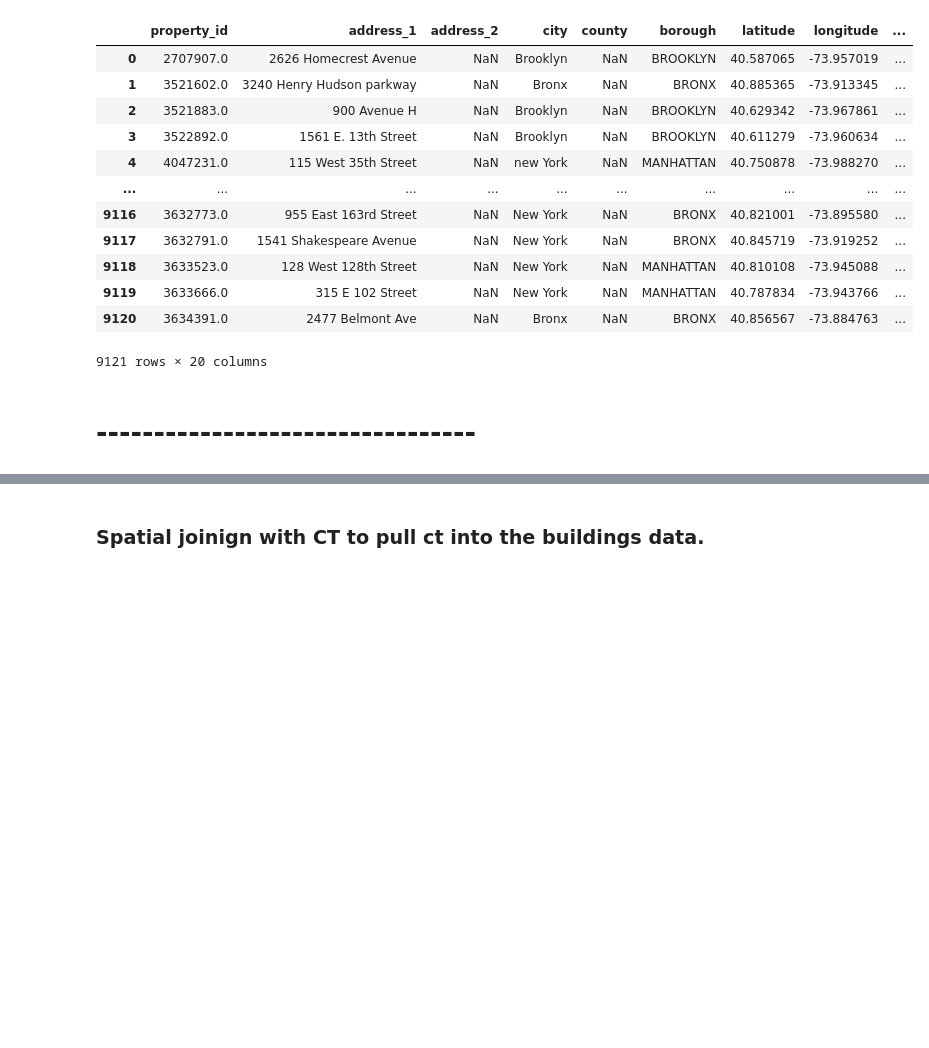
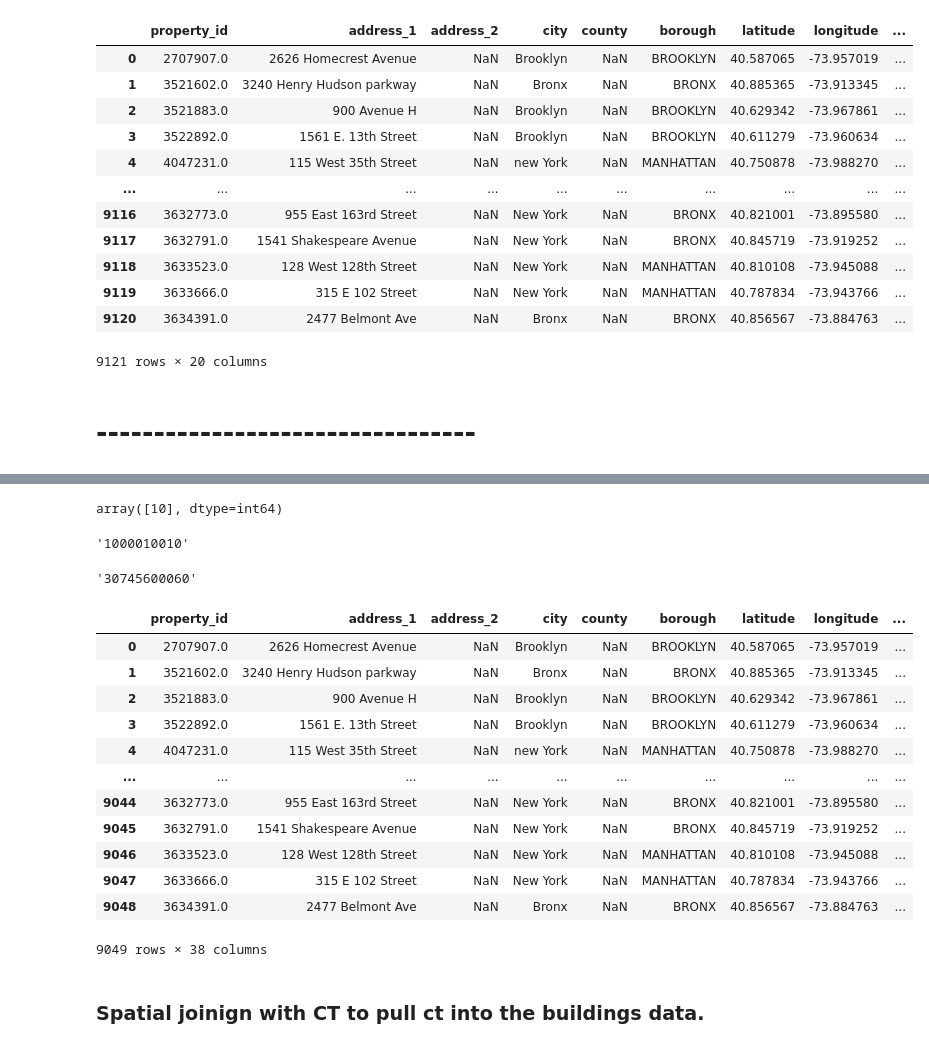
Before and after one commit to jhnboyy/CUNY_SPS_WORK, a Jupyter notebook: FALL2025/DATA698/BuildingDataWork_Part1.ipynb, the cells around one changed output, grey strips where cells are left out. Cells and saved outputs as stored; diff of their text form; code cells hidden in the pictures; blank space fills up the shorter version.

```diff
--- a/FALL2025/DATA698/BuildingDataWork_Part1.ipynb
+++ b/FALL2025/DATA698/BuildingDataWork_Part1.ipynb
@@ -1432,0 +1436,4 @@ working_residential_geo = with_coord3.copy()
+# %%
+nyc_tax_zoning['bbl'].apply(lambda x: len(str(x))).unique() #['source_years'].unique()
+# %% [output]
+array([10], dtype=int64)
@@ -1433,2 +1443,32 @@ working_residential_geo = with_coord3.copy()
+# %%
+nyc_tax_zoning['bbl'].iloc[0]
+# type(ll84_enriched['BBL'].iloc[0])
+# %% [output]
+'1000010010'
+# %%
+ll84_enriched['BBL'].iloc[0]
+# %% [output]
+'30745600060'
+# %%
+nyc_tax_zoning['bbl'] = nyc_tax_zoning['bbl'].apply(lambda x: str(x).strip())
+ll84_enriched['BBL'] = ll84_enriched['BBL'].apply(lambda x: str(x).strip())
+ll88_enr_pluto_tax = ll84_enriched.merge(nyc_tax_zoning[["bbl","zoning_district_1",	"zoning_district_2",
+                                                         "special_district_1","zoning_map_number","zoning_map_code","commercial_overlay_1"]],
+                                         how='left', left_on=["BBL"], right_on=["bbl"])
+ll88_enr_pluto_tax#[~ll88_enr_pluto_tax['zoning_district_1'].isnull()]
+# %% [output]
+|  | property_id | address_1 | address_2 | city | county | borough | latitude | longitude | ... |
+| 0 | 2707907.0 | 2626 Homecrest Avenue | NaN | Brooklyn | NaN | BROOKLYN | 40.587065 | -73.957019 | ... |
+| 1 | 3521602.0 | 3240 Henry Hudson parkway | NaN | Bronx | NaN | BRONX | 40.885365 | -73.913345 | ... |
+| 2 | 3521883.0 | 900 Avenue H | NaN | Brooklyn | NaN | BROOKLYN | 40.629342 | -73.967861 | ... |
+| 3 | 3522892.0 | 1561 E. 13th Street | NaN | Brooklyn | NaN | BROOKLYN | 40.611279 | -73.960634 | ... |
+| 4 | 4047231.0 | 115 West 35th Street | NaN | new York | NaN | MANHATTAN | 40.750878 | -73.988270 | ... |
+| ... | ... | ... | ... | ... | ... | ... | ... | ... | ... |
+| 9044 | 3632773.0 | 955 East 163rd Street | NaN | New York | NaN | BRONX | 40.821001 | -73.895580 | ... |
+| 9045 | 3632791.0 | 1541 Shakespeare Avenue | NaN | New York | NaN | BRONX | 40.845719 | -73.919252 | ... |
+| 9046 | 3633523.0 | 128 West 128th Street | NaN | New York | NaN | MANHATTAN | 40.810108 | -73.945088 | ... |
+| 9047 | 3633666.0 | 315 E 102 Street | NaN | New York | NaN | MANHATTAN | 40.787834 | -73.943766 | ... |
+| 9048 | 3634391.0 | 2477 Belmont Ave | NaN | Bronx | NaN | BRONX | 40.856567 | -73.884763 | ... |
+9049 rows × 38 columns
 # %% [markdown]
 ### Spatial joinign with CT to pull ct into the buildings data.
```
Also changed, not shown: parts of 53 cells of this notebook.
